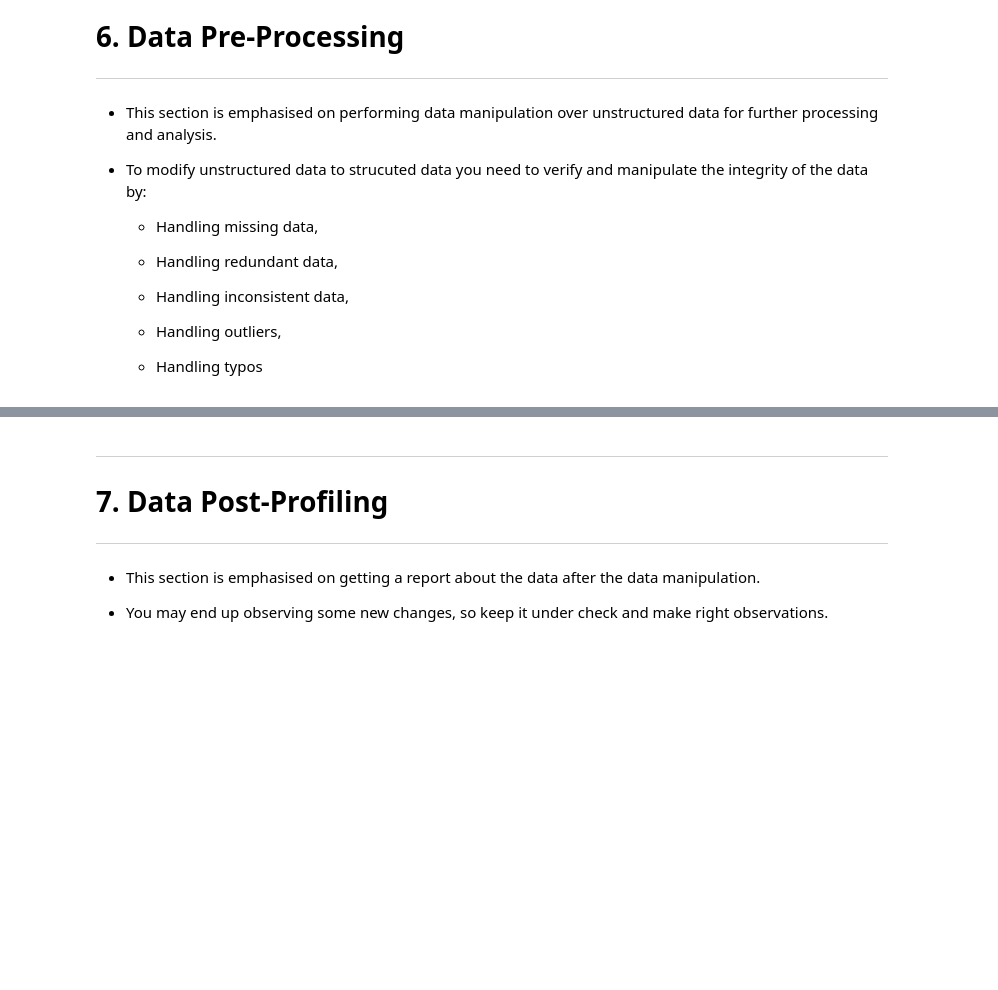
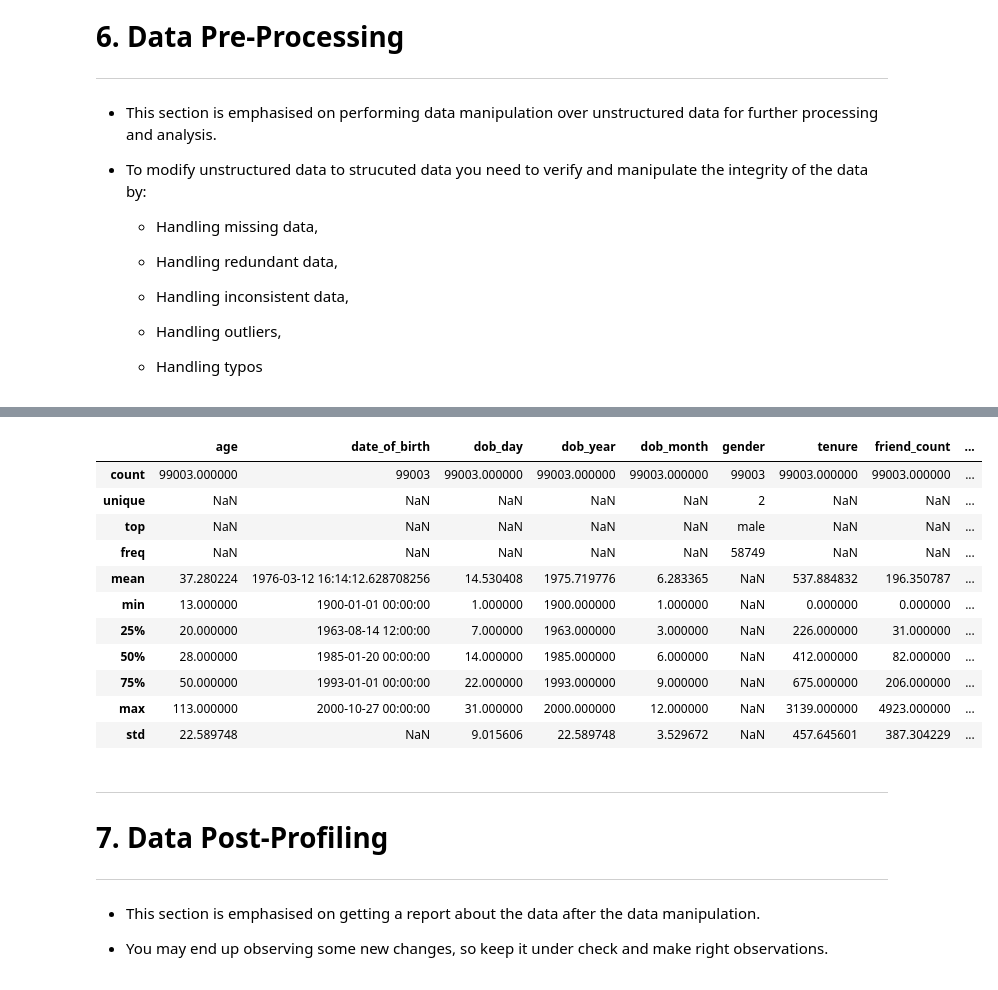
Before and after one commit to amitkharche/exploratory_data_analysis_projects_amit_kharche, a Jupyter notebook: 04.EDA_facebook_utilization_amit_kharche/Accredian_Analysis on Facebook Utilization.ipynb, the cells around one changed output, grey strips where cells are left out. Saved outputs shown, nothing was run; the diff lists cells and outputs as text; code cells hidden in the pictures; blank space fills up the shorter version.

```diff
--- a/04.EDA_facebook_utilization_amit_kharche/Accredian_Analysis on Facebook Utilization.ipynb
+++ b/04.EDA_facebook_utilization_amit_kharche/Accredian_Analysis on Facebook Utilization.ipynb
@@ -197,0 +290,2 @@ Data Shape: (99003, 15)
+# %%
+facebook_df.drop('userid',axis =1,inplace=True)
@@ -197,0 +298,2 @@ Data Shape: (99003, 15)
+# %%
+facebook_df['gender'] = facebook_df['gender'].replace(np.nan, 'male')
@@ -197,0 +308,2 @@ Data Shape: (99003, 15)
+# %%
+facebook_df['tenure'] = facebook_df['tenure'].replace(np.nan,412.0)
@@ -197,0 +332,2 @@ Data Shape: (99003, 15)
+# %%
+facebook_df.insert(1,"date_of_birth",pd.to_datetime(facebook_df.dob_year*10000+facebook_df.dob_month*100+facebook_df.dob_day,format='%Y%m%d'))
@@ -198,3 +354,18 @@ Data Shape: (99003, 15)
+# %%
+facebook_df.describe(include = 'all')
+# %% [output]
+|  | age | date_of_birth | dob_day | dob_year | dob_month | gender | tenure | friend_count | ... |
+| count | 99003.000000 | 99003 | 99003.000000 | 99003.000000 | 99003.000000 | 99003 | 99003.000000 | 99003.000000 | ... |
+| unique | NaN | NaN | NaN | NaN | NaN | 2 | NaN | NaN | ... |
+| top | NaN | NaN | NaN | NaN | NaN | male | NaN | NaN | ... |
+| freq | NaN | NaN | NaN | NaN | NaN | 58749 | NaN | NaN | ... |
+| mean | 37.280224 | 1976-03-12 16:14:12.628708256 | 14.530408 | 1975.719776 | 6.283365 | NaN | 537.884832 | 196.350787 | ... |
+| min | 13.000000 | 1900-01-01 00:00:00 | 1.000000 | 1900.000000 | 1.000000 | NaN | 0.000000 | 0.000000 | ... |
+| 25% | 20.000000 | 1963-08-14 12:00:00 | 7.000000 | 1963.000000 | 3.000000 | NaN | 226.000000 | 31.000000 | ... |
+| 50% | 28.000000 | 1985-01-20 00:00:00 | 14.000000 | 1985.000000 | 6.000000 | NaN | 412.000000 | 82.000000 | ... |
+| 75% | 50.000000 | 1993-01-01 00:00:00 | 22.000000 | 1993.000000 | 9.000000 | NaN | 675.000000 | 206.000000 | ... |
+| max | 113.000000 | 2000-10-27 00:00:00 | 31.000000 | 2000.000000 | 12.000000 | NaN | 3139.000000 | 4923.000000 | ... |
+| std | 22.589748 | NaN | 9.015606 | 22.589748 | 3.529672 | NaN | 457.645601 | 387.304229 | ... |
 # %% [markdown]
 ---
 <a name = Section7></a>
```
Also changed, not shown: parts of 35 cells of this notebook.
